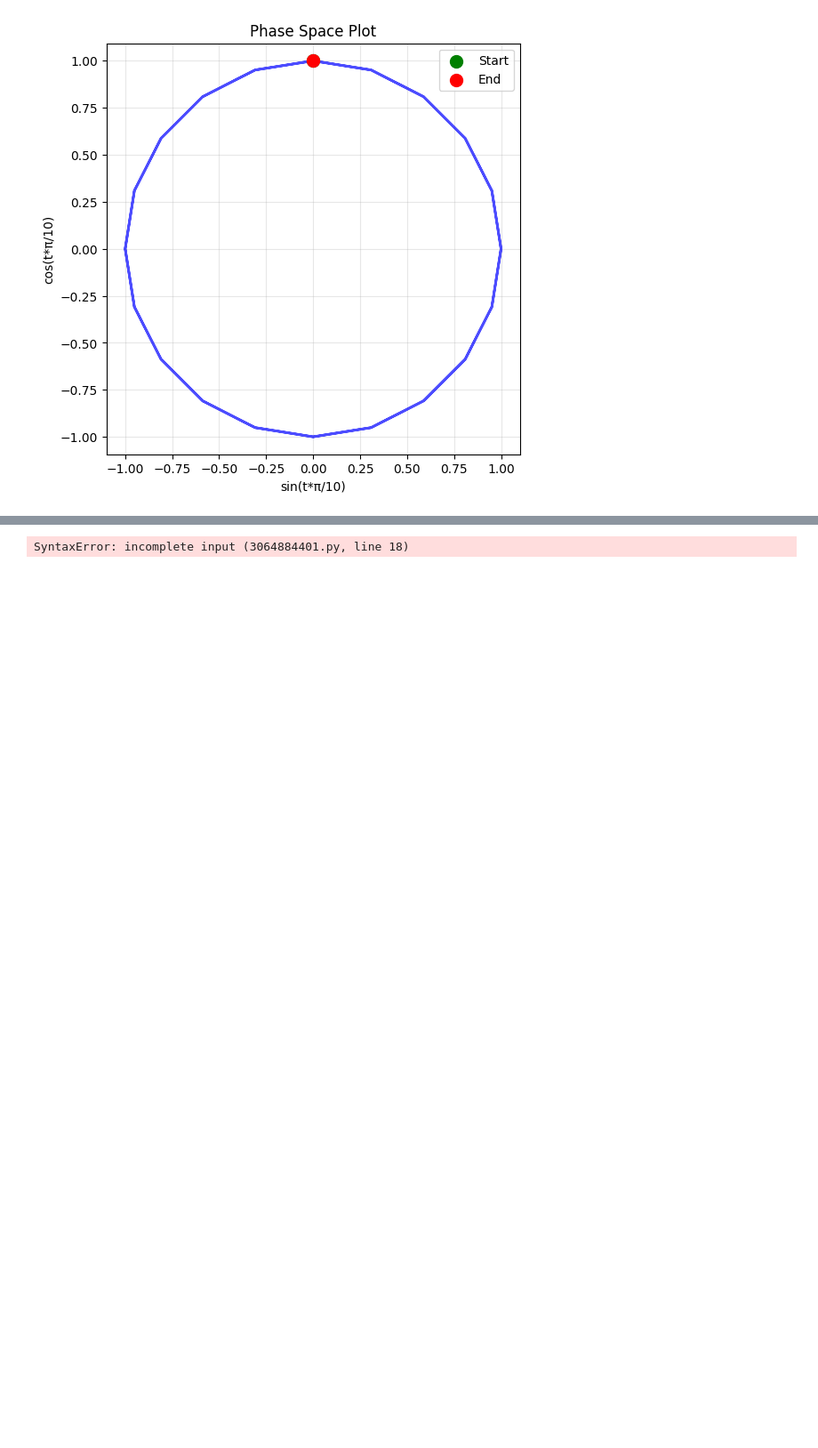
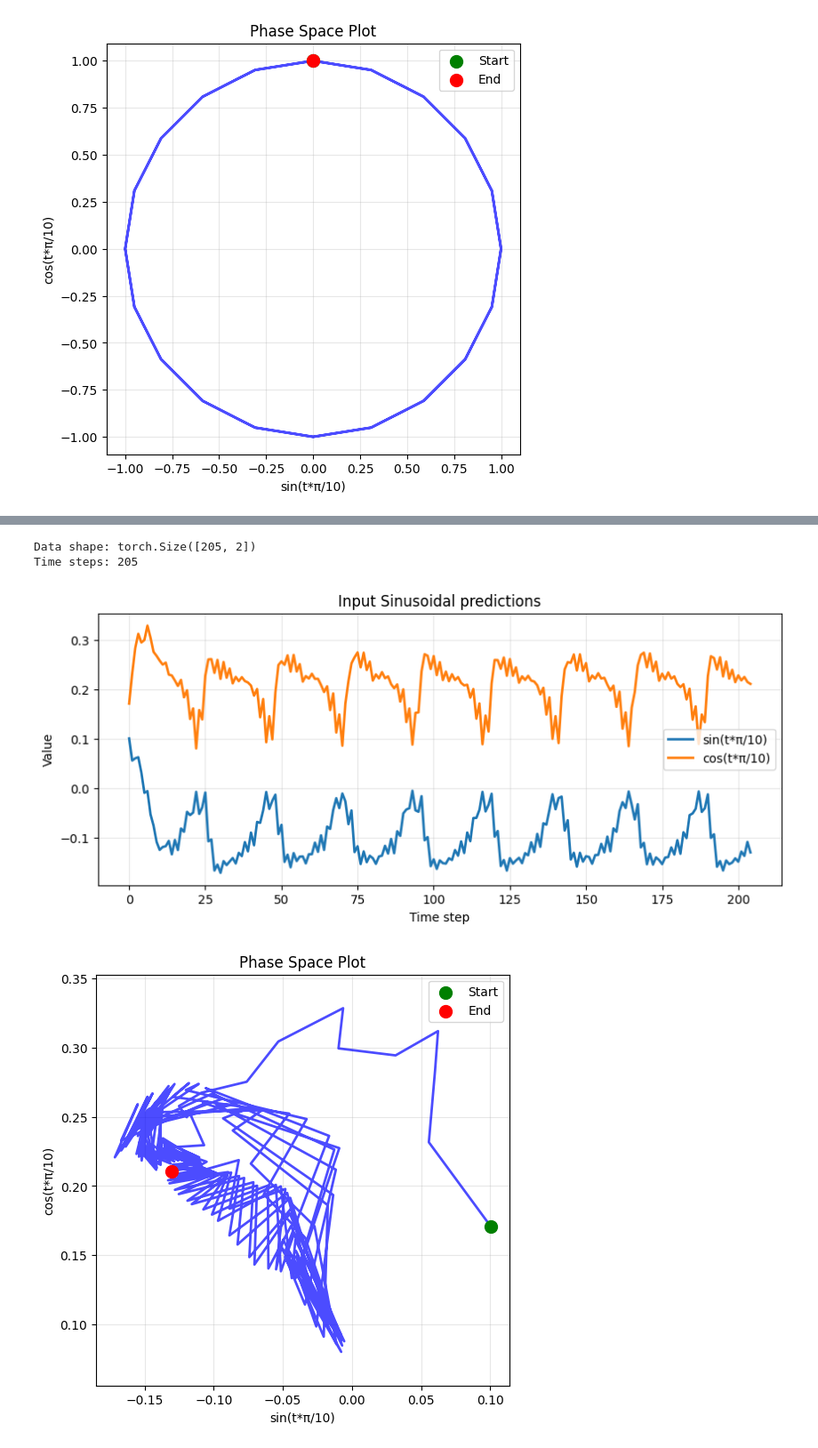
Before and after one commit to Sam-RvandV/TSM_SS2025, a Jupyter notebook: exercises/ex6/rnn_template.ipynb, the cells around one changed output, grey strips where cells are left out. Shown at 89% size. Saved outputs shown, nothing was run; the diff lists cells and outputs as text; code cells hidden in the pictures; blank space fills up the shorter version.

```diff
--- a/exercises/ex6/rnn_template.ipynb
+++ b/exercises/ex6/rnn_template.ipynb
@@ -374,15 +376,18 @@ prediction_length = 5 * data.shape[0]
 
 with tc.no_grad():
     # Initialize hidden state and predictions tensor
-    # h =
-    # predictions =
+    h0 = tc.rand(1, 1, hidden_size)
+    out, h = model(data.unsqueeze(1),h0)
+    #h = h0
+    predictions = tc.zeros(prediction_length,1,observation_size)
 
     # Start with first data point
     input_ = data[0:1].unsqueeze(1)  # Shape: (1, 1, obs_dim)
+    out, h = model(input_,h)
+    predictions[0] = out
 
     # Generate sequence autoregressively, i.e. freely by providing the output as input
-    for i in range(prediction_length):
+    for i in range(1,prediction_length):
         # TODO: make predictions and use prediction as input
-        #predictions[i] =  store predictions
+        out, h = model(input_,h)
+        predictions[i] = out
-# %% [output]
-SyntaxError: incomplete input (3064884401.py, line 18)
@@ -390,0 +394,34 @@ SyntaxError: incomplete input (3064884401.py, line 18)
+# %%
+#%% VISUALIZATION OF RESULTS
+predictions = predictions.squeeze()
+print(f"Data shape: {predictions.shape}")
+print(f"Time steps: {predictions.shape[0]}")
+
+# Plot the input data
+plt.figure(figsize=(10, 4))
+plt.plot(predictions[:, 0], label='sin(t*π/10)', linewidth=2)
+plt.plot(predictions[:, 1], label='cos(t*π/10)', linewidth=2)
+plt.xlabel('Time step')
+plt.ylabel('Value')
+plt.title('Input Sinusoidal predictions')
+plt.legend()
+plt.grid(True, alpha=0.3)
+plt.show()
+
+# Plot phase space (sin vs cos)
+plt.figure(figsize=(6, 6))
+plt.plot(predictions[:, 0], predictions[:, 1], 'b-', linewidth=2, alpha=0.7)
+plt.scatter(predictions[0, 0], predictions[0, 1], c='green', s=100, label='Start', zorder=5)
+plt.scatter(predictions[-1, 0], predictions[-1, 1], c='red', s=100, label='End', zorder=5)
+plt.xlabel('sin(t*π/10)')
+plt.ylabel('cos(t*π/10)')
+plt.title('Phase Space Plot')
+plt.legend()
+plt.grid(True, alpha=0.3)
+plt.axis('equal')
+plt.show()
+# %% [output]
+Data shape: torch.Size([205, 2])
+Time steps: 205
+[figure, added]
+[figure, added]
```
Also changed, not shown: parts of 8 cells of this notebook.
